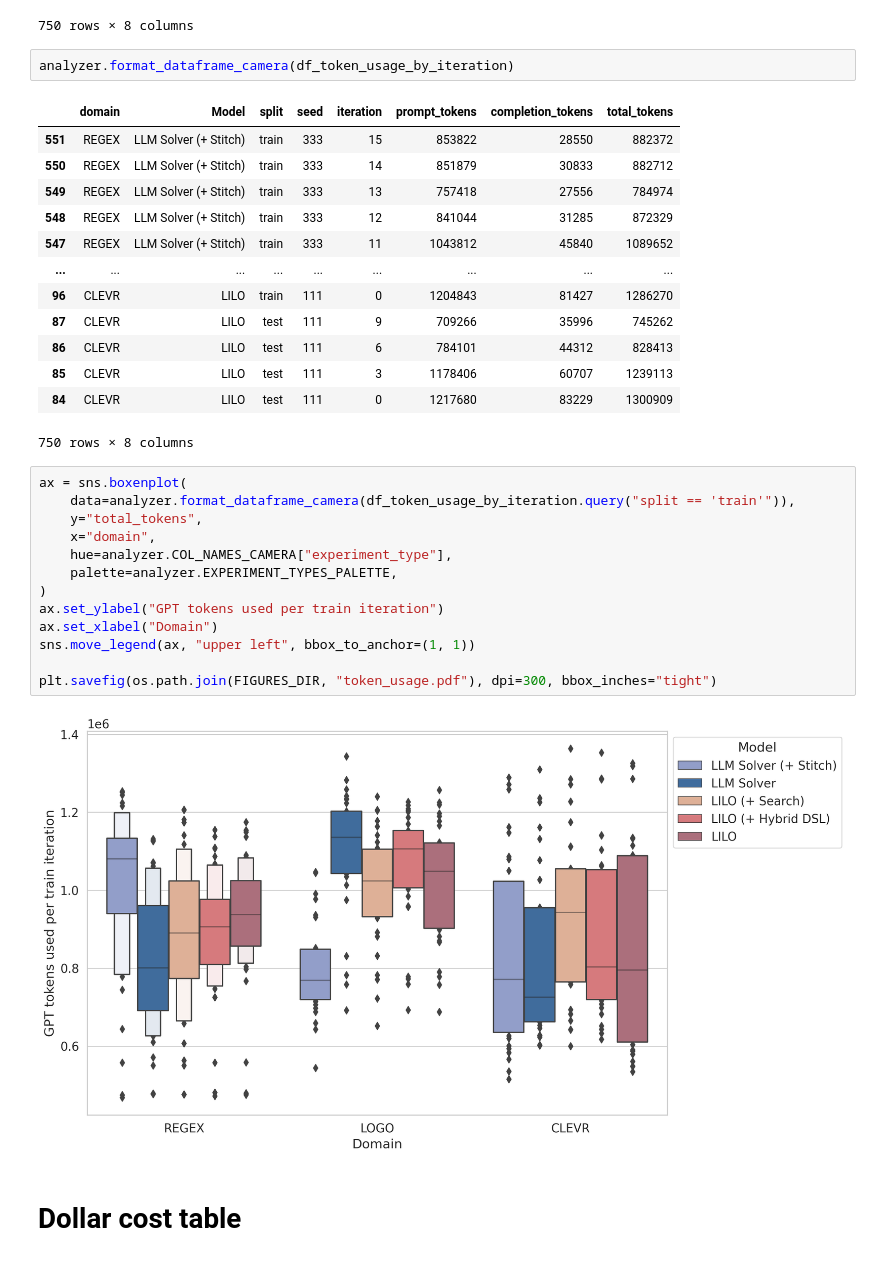
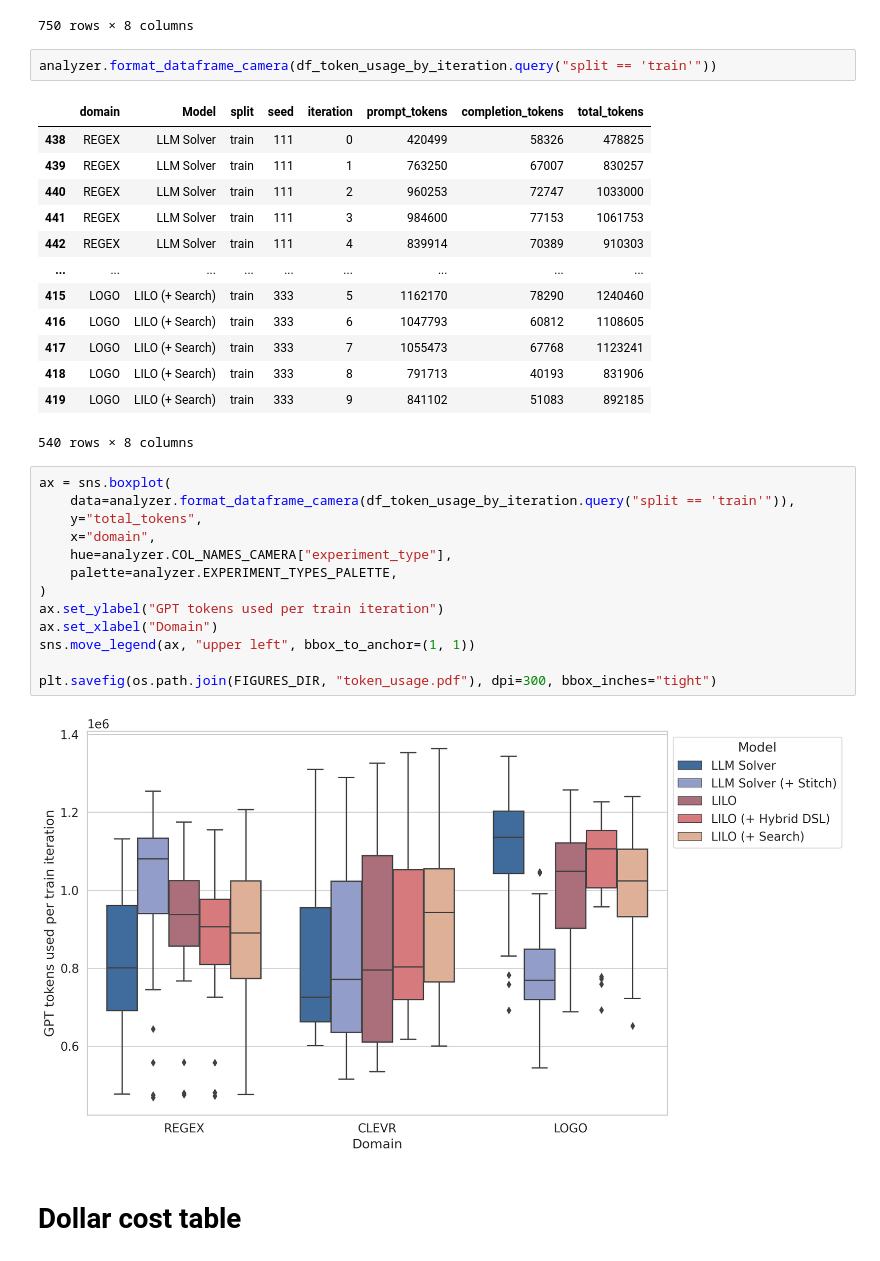
Before and after one commit to gabegrand/lilo, a Jupyter notebook: analysis/analyze_synthesis_experiment_multi_domain.ipynb, the cells around one changed output. Drawn from its saved outputs; the diff is of its cells as text.

```diff
--- a/analysis/analyze_synthesis_experiment_multi_domain.ipynb
+++ b/analysis/analyze_synthesis_experiment_multi_domain.ipynb
@@ -417,36 +420,36 @@ df_token_usage_by_iteration
 | 749 | re2 | gpt_solver_stitch_namer_search | train | 333 | 15 | 820106 | 34432 | 854538 |
 750 rows × 8 columns
 # %%
-analyzer.format_dataframe_camera(df_token_usage_by_iteration)
+analyzer.format_dataframe_camera(df_token_usage_by_iteration.query("split == 'train'"))
 # %% [output]
 |  | domain | Model | split | seed | iteration | prompt_tokens | completion_tokens | total_tokens |
-| 551 | REGEX | LLM Solver (+ Stitch) | train | 333 | 15 | 853822 | 28550 | 882372 |
-| 550 | REGEX | LLM Solver (+ Stitch) | train | 333 | 14 | 851879 | 30833 | 882712 |
-| 549 | REGEX | LLM Solver (+ Stitch) | train | 333 | 13 | 757418 | 27556 | 784974 |
-| 548 | REGEX | LLM Solver (+ Stitch) | train | 333 | 12 | 841044 | 31285 | 872329 |
-| 547 | REGEX | LLM Solver (+ Stitch) | train | 333 | 11 | 1043812 | 45840 | 1089652 |
+| 438 | REGEX | LLM Solver | train | 111 | 0 | 420499 | 58326 | 478825 |
+| 439 | REGEX | LLM Solver | train | 111 | 1 | 763250 | 67007 | 830257 |
+| 440 | REGEX | LLM Solver | train | 111 | 2 | 960253 | 72747 | 1033000 |
+| 441 | REGEX | LLM Solver | train | 111 | 3 | 984600 | 77153 | 1061753 |
+| 442 | REGEX | LLM Solver | train | 111 | 4 | 839914 | 70389 | 910303 |
 | ... | ... | ... | ... | ... | ... | ... | ... | ... |
-| 96 | CLEVR | LILO | train | 111 | 0 | 1204843 | 81427 | 1286270 |
-| 87 | CLEVR | LILO | test | 111 | 9 | 709266 | 35996 | 745262 |
-| 86 | CLEVR | LILO | test | 111 | 6 | 784101 | 44312 | 828413 |
-| 85 | CLEVR | LILO | test | 111 | 3 | 1178406 | 60707 | 1239113 |
-| 84 | CLEVR | LILO | test | 111 | 0 | 1217680 | 83229 | 1300909 |
+| 415 | LOGO | LILO (+ Search) | train | 333 | 5 | 1162170 | 78290 | 1240460 |
+| 416 | LOGO | LILO (+ Search) | train | 333 | 6 | 1047793 | 60812 | 1108605 |
+| 417 | LOGO | LILO (+ Search) | train | 333 | 7 | 1055473 | 67768 | 1123241 |
+| 418 | LOGO | LILO (+ Search) | train | 333 | 8 | 791713 | 40193 | 831906 |
+| 419 | LOGO | LILO (+ Search) | train | 333 | 9 | 841102 | 51083 | 892185 |
-750 rows × 8 columns
+540 rows × 8 columns
 # %%
-ax = sns.boxenplot(
+ax = sns.boxplot(
     data=analyzer.format_dataframe_camera(df_token_usage_by_iteration.query("split == 'train'")),
     y="total_tokens",
     x="domain",
     hue=analyzer.COL_NAMES_CAMERA["experiment_type"],
     palette=analyzer.EXPERIMENT_TYPES_PALETTE,
 )
 ax.set_ylabel("GPT tokens used per train iteration")
 ax.set_xlabel("Domain")
 sns.move_legend(ax, "upper left", bbox_to_anchor=(1, 1))
 
 plt.savefig(os.path.join(FIGURES_DIR, "token_usage.pdf"), dpi=300, bbox_inches="tight")
 # %% [output]
-[figure, old version]
+[figure, new version]
 # %% [markdown]
 # Dollar cost table
 # %%
```
Also changed, not shown: parts of 8 cells of this notebook, 1 other file.
